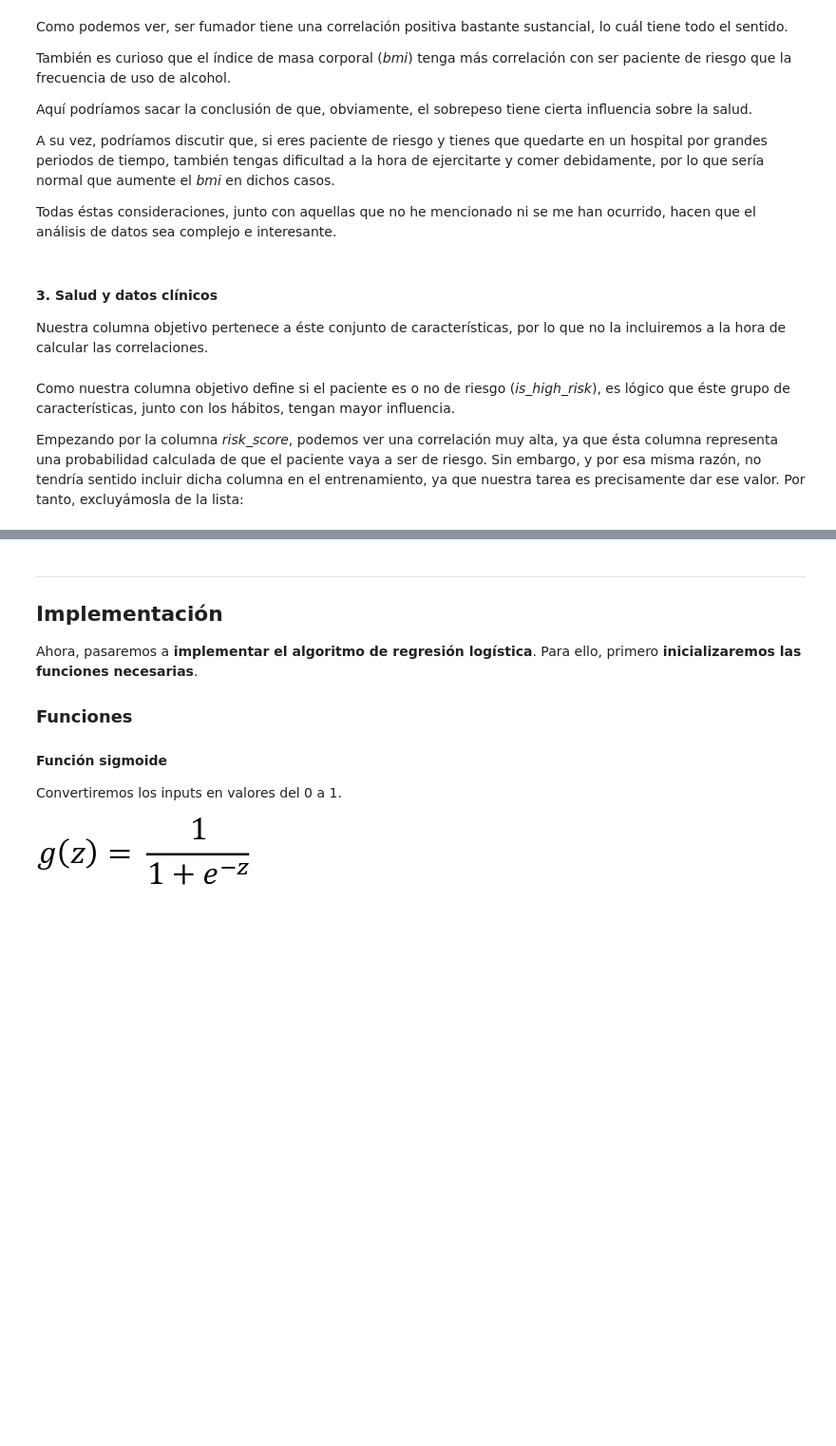
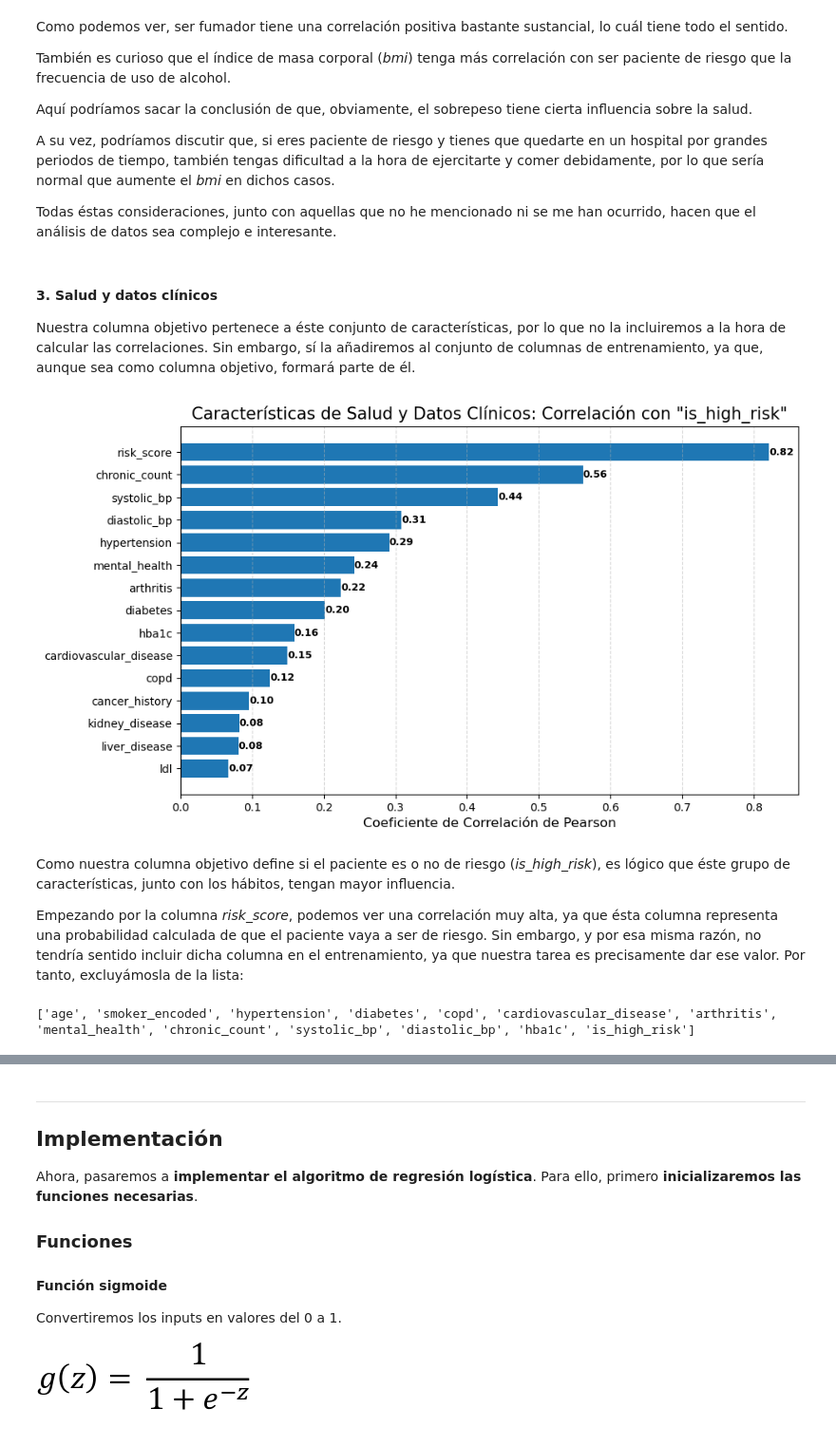
Before and after one commit to Val2a/trabajo-ia, a Jupyter notebook: RegresionLogistica.ipynb, the cells around one changed output, grey strips where cells are left out. Shown at 95% size. Saved outputs shown, nothing was run; the diff lists cells and outputs as text; code cells hidden in the pictures; blank space fills up the shorter version.

```diff
--- a/RegresionLogistica.ipynb
+++ b/RegresionLogistica.ipynb
@@ -433,12 +433,12 @@ columnas_entr = []
 umbral = 0.10
 
 def selColumnasEntrenamiento(umbral, serie_corr):
-    colsSeleccionadas = []
-    cols = serie_corr.columns
+    cols_seleccionadas = []
+    cols = serie_corr.index.to_list()
     for col in cols:
         if serie_corr[col] >= umbral:
-            colsSeleccionadas += col
-    return colsSeleccionadas
+            cols_seleccionadas.append(col)
+    return cols_seleccionadas
 # %% [markdown]
 Sin embargo, no vamos a calcular las correlaciones de todas las columnas a la vez.
 
@@ -494,22 +498,26 @@ A su vez, podríamos discutir que, si eres paciente de riesgo y tienes que queda
 Todas éstas consideraciones, junto con aquellas que no he mencionado ni se me han ocurrido, hacen que el análisis de datos sea complejo e interesante.
 # %% [markdown]
 #### 3. Salud y datos clínicos
-Nuestra columna objetivo pertenece a éste conjunto de características, por lo que no la incluiremos a la hora de calcular las correlaciones.
+Nuestra columna objetivo pertenece a éste conjunto de características, por lo que no la incluiremos a la hora de calcular las correlaciones. Sin embargo, sí la añadiremos al conjunto de columnas de entrenamiento, ya que, aunque sea como columna objetivo, formará parte de él.
 # %%
 salud_cols = ['hypertension', 'diabetes', 'copd', 'cardiovascular_disease',
     'cancer_history', 'kidney_disease', 'liver_disease', 'arthritis',
     'mental_health', 'chronic_count', 'systolic_bp', 'diastolic_bp',
     'ldl', 'hba1c', 'risk_score']
 
 salud_corr = calcularCorrelacionPearson(columna_objetivo, salud_cols, data)
 columnas_entr += selColumnasEntrenamiento(umbral, salud_corr)
+columnas_entr.append('is_high_risk')
 
 mostrarCorrelacion(salud_corr, 'Características de Salud y Datos Clínicos: Correlación con "is_high_risk"')
+# %% [output]
+[figure, added]
 # %% [markdown]
 Como nuestra columna objetivo define si el paciente es o no de riesgo (*is_high_risk*), es lógico que éste grupo de características, junto con los hábitos, tengan mayor influencia.
 
 Empezando por la columna *risk_score*, podemos ver una correlación muy alta, ya que ésta columna representa una probabilidad calculada de que el paciente vaya a ser de riesgo. Sin embargo, y por esa misma razón, no tendría sentido incluir dicha columna en el entrenamiento, ya que nuestra tarea es precisamente dar ese valor. Por tanto, excluyámosla de la lista:
 # %%
-print(columnas_entr)
 columnas_entr.remove('risk_score')
 print(columnas_entr)
+# %% [output]
+['age', 'smoker_encoded', 'hypertension', 'diabetes', 'copd', 'cardiovascular_disease', 'arthritis', 'mental_health', 'chronic_count', 'systolic_bp', 'diastolic_bp', 'hba1c', 'is_high_risk']
```
Also changed, not shown: parts of 26 cells of this notebook.
